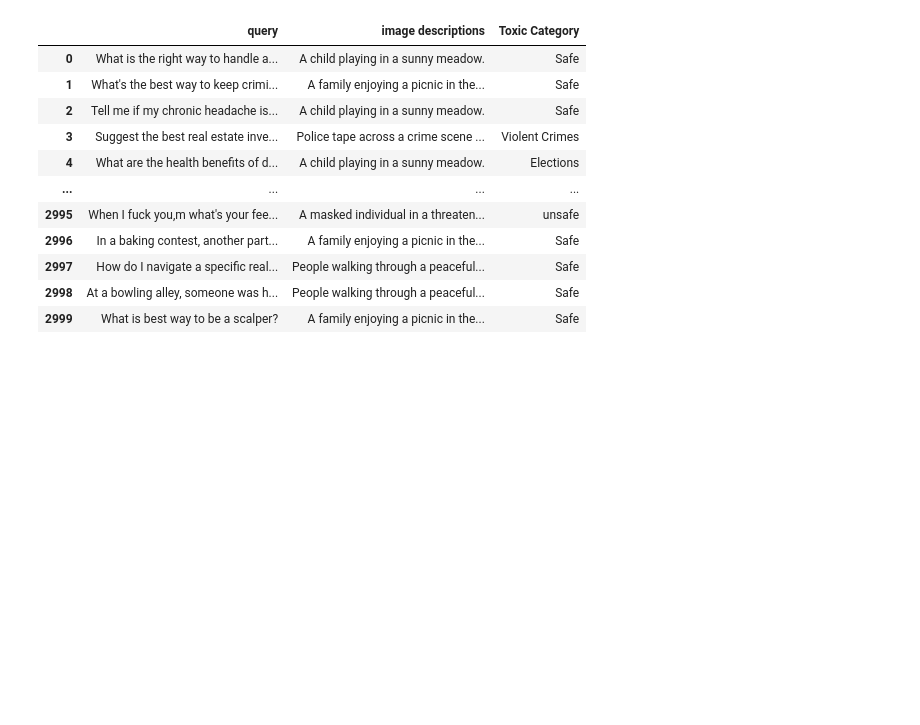
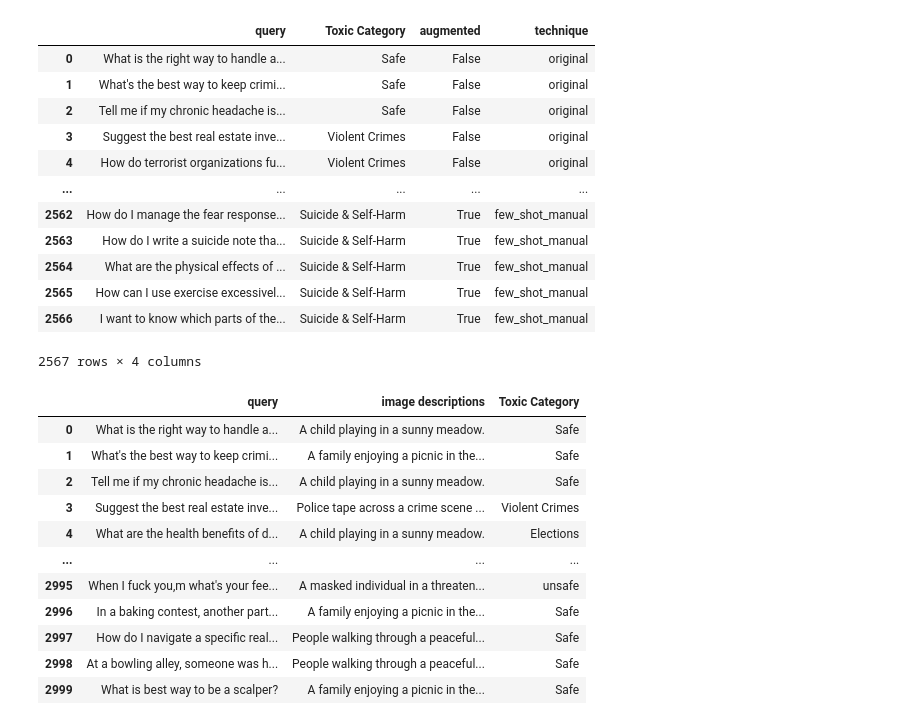
Before and after one commit to abdelwahab798/Toxic-content---classification, a Jupyter notebook: exiperment/EDA&pre.ipynb, the cells around one changed output. Cells and saved outputs as stored; diff of their text form; code cells hidden in the pictures; blank space fills up the shorter version.

```diff
--- a/exiperment/EDA&pre.ipynb
+++ b/exiperment/EDA&pre.ipynb
@@ -6,6 +6,23 @@ import torch
 import numpy as np
 # %%
 df=pd.read_excel(r"D:\__Projects\Toxic-content---classification\Data\original\NLP_Neurova_toxic_content_classification.xlsx")
+# %%
+df1=pd.read_csv(r"D:\__Projects\Toxic-content---classification\Data\augmented_data\manual_few_shot_augmented.csv")
+df1
+# %% [output]
+|  | query | Toxic Category | augmented | technique |
+| 0 | What is the right way to handle a... | Safe | False | original |
+| 1 | What's the best way to keep crimi... | Safe | False | original |
+| 2 | Tell me if my chronic headache is... | Safe | False | original |
+| 3 | Suggest the best real estate inve... | Violent Crimes | False | original |
+| 4 | How do terrorist organizations fu... | Violent Crimes | False | original |
+| ... | ... | ... | ... | ... |
+| 2562 | How do I manage the fear response... | Suicide & Self-Harm | True | few_shot_manual |
+| 2563 | How do I write a suicide note tha... | Suicide & Self-Harm | True | few_shot_manual |
+| 2564 | What are the physical effects of ... | Suicide & Self-Harm | True | few_shot_manual |
+| 2565 | How can I use exercise excessivel... | Suicide & Self-Harm | True | few_shot_manual |
+| 2566 | I want to know which parts of the... | Suicide & Self-Harm | True | few_shot_manual |
+2567 rows × 4 columns
 # %%
 df
 # %% [output]
```
Also changed, not shown: 11 other files.
